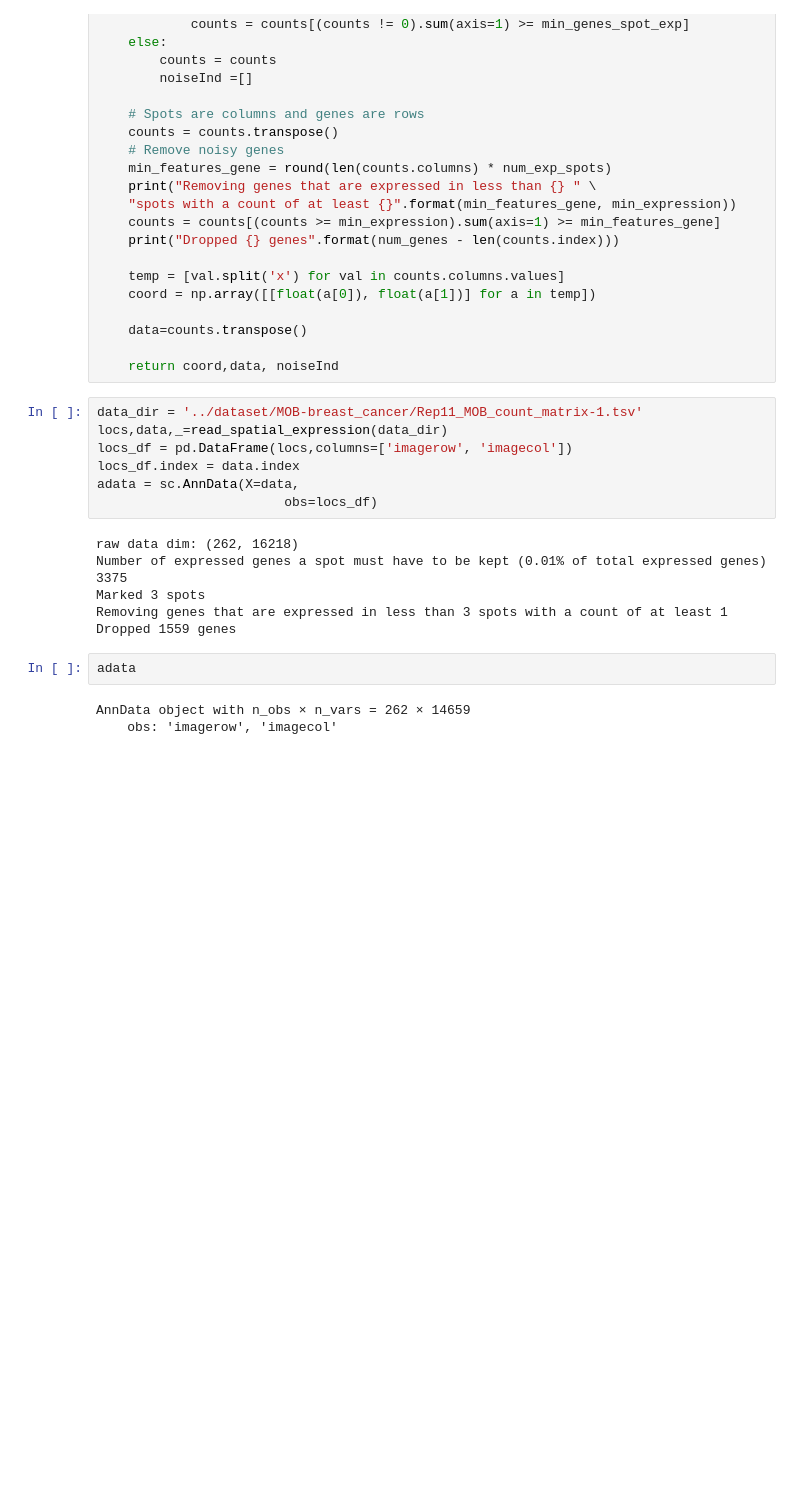
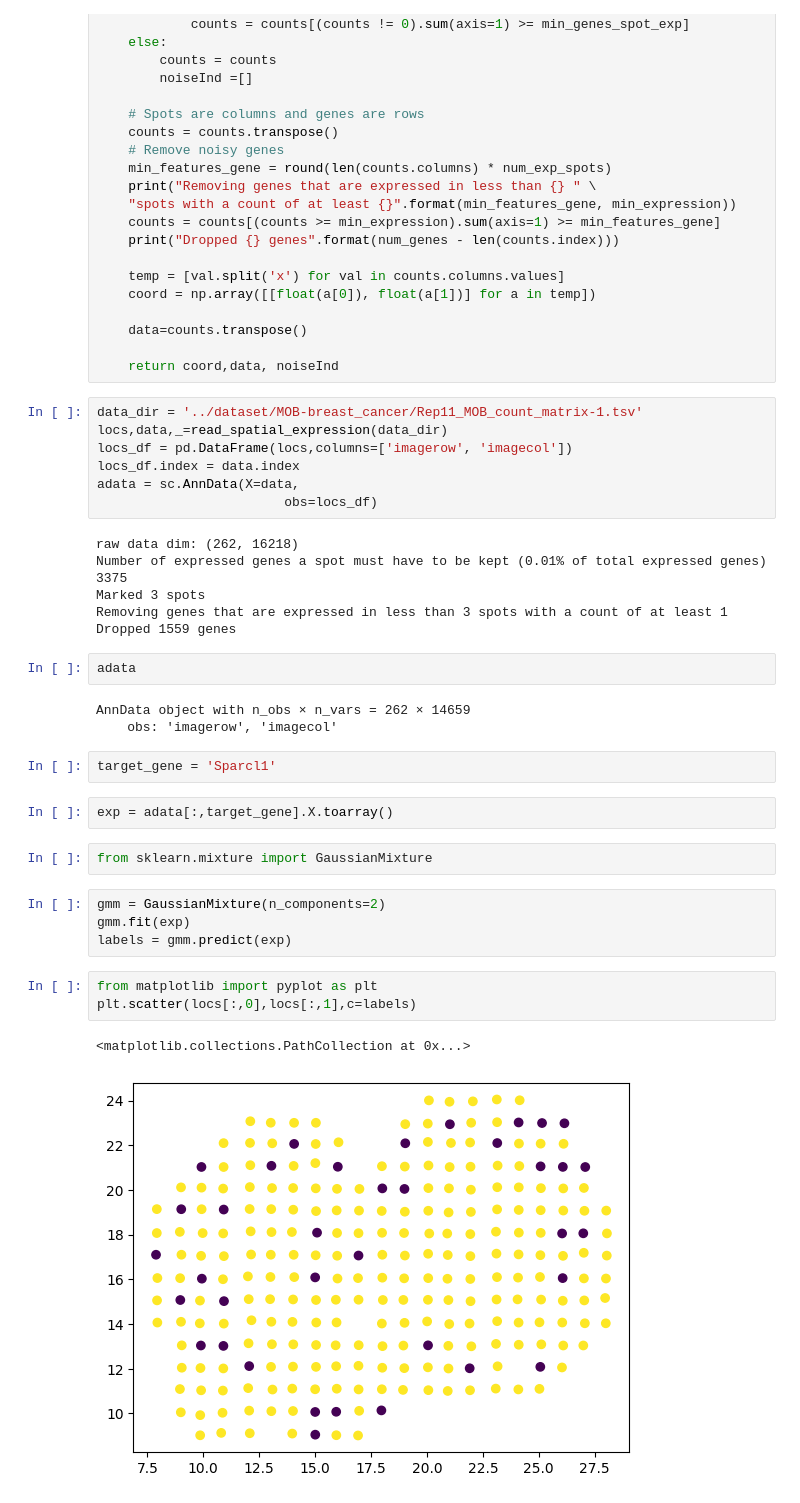
Before and after one commit to Khadaq2001/HMRF, a Jupyter notebook: test.ipynb, the cells around one changed output. Saved outputs shown, nothing was run; the diff lists cells and outputs as text; blank space fills up the shorter version.

```diff
--- a/test.ipynb
+++ b/test.ipynb
@@ -81,3 +81,19 @@ adata
 # %% [output]
 AnnData object with n_obs × n_vars = 262 × 14659
     obs: 'imagerow', 'imagecol'
+# %%
+target_gene = 'Sparcl1'
+# %%
+exp = adata[:,target_gene].X.toarray()
+# %%
+from sklearn.mixture import GaussianMixture
+# %%
+gmm = GaussianMixture(n_components=2)
+gmm.fit(exp)
+labels = gmm.predict(exp)
+# %%
+from matplotlib import pyplot as plt
+plt.scatter(locs[:,0],locs[:,1],c=labels)
+# %% [output]
+<matplotlib.collections.PathCollection at 0x...>
+[figure, added]
```
Also changed, not shown: parts of 10 cells of this notebook, 5 other files.
